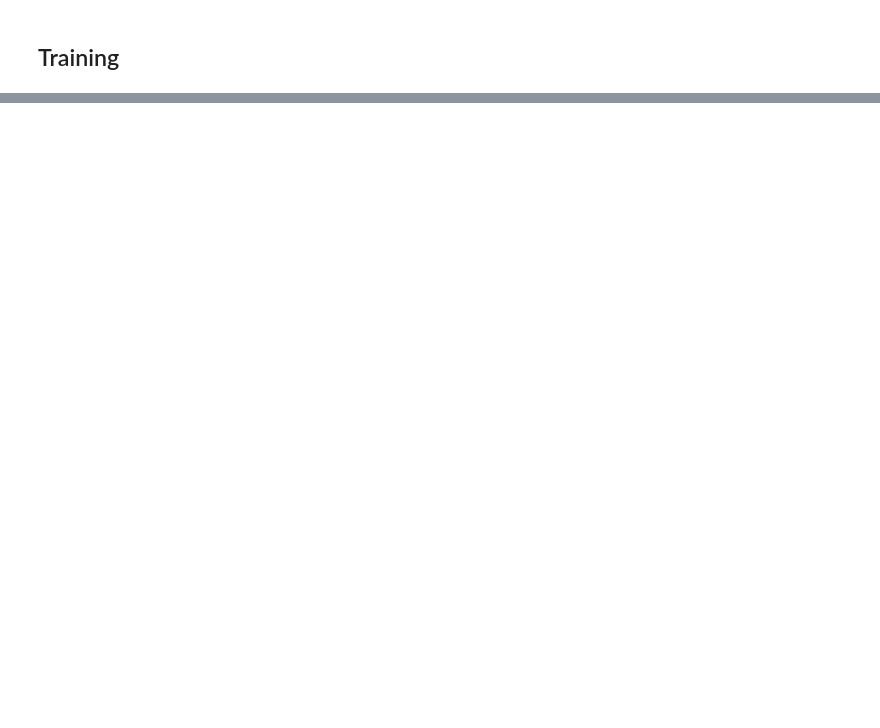
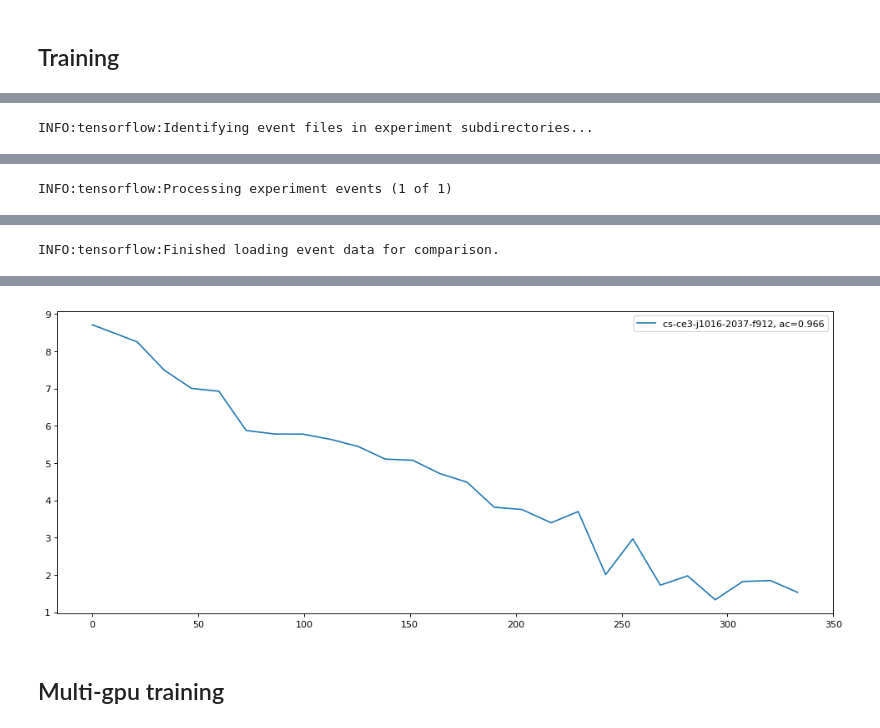
Before and after one commit to cwbeitel/tk, a Jupyter notebook: docs/cs_multi_problem_single_net.ipynb, the cells around one changed output, grey strips where cells are left out. Drawn from its saved outputs; the diff is of its cells as text; code cells hidden in the pictures; blank space fills up the shorter version.

Commit message:
multi problem / constrained embedding experiment

```diff
--- a/docs/cs_multi_problem_single_net.ipynb
+++ b/docs/cs_multi_problem_single_net.ipynb
@@ -307,7 +361,5 @@ job.run()
 # %%
-
-#from tk.allen_demo import event_data_for_comparison, show_experiment_loss
-#%matplotlib inline
-
-experiment_data = event_data_for_comparison("gs://kubeflow-rl-checkpoints/comparisons/cs-ce0*")
+experiment_data = event_data_for_comparison("gs://kubeflow-rl-checkpoints/comparisons/cs-ce3*")
 show_experiment_loss(experiment_data)
+# %% [output]
+INFO:tensorflow:Identifying event files in experiment subdirectories...
@@ -313,0 +367 @@ show_experiment_loss(experiment_data)
+INFO:tensorflow:Processing experiment events (1 of 1)
@@ -313,0 +369 @@ show_experiment_loss(experiment_data)
+INFO:tensorflow:Finished loading event data for comparison.
@@ -313,0 +371,3 @@ show_experiment_loss(experiment_data)
+[figure, added]
+# %% [markdown]
+## Multi-gpu training
```
Also changed, not shown: parts of 24 cells of this notebook, 3 other files.
